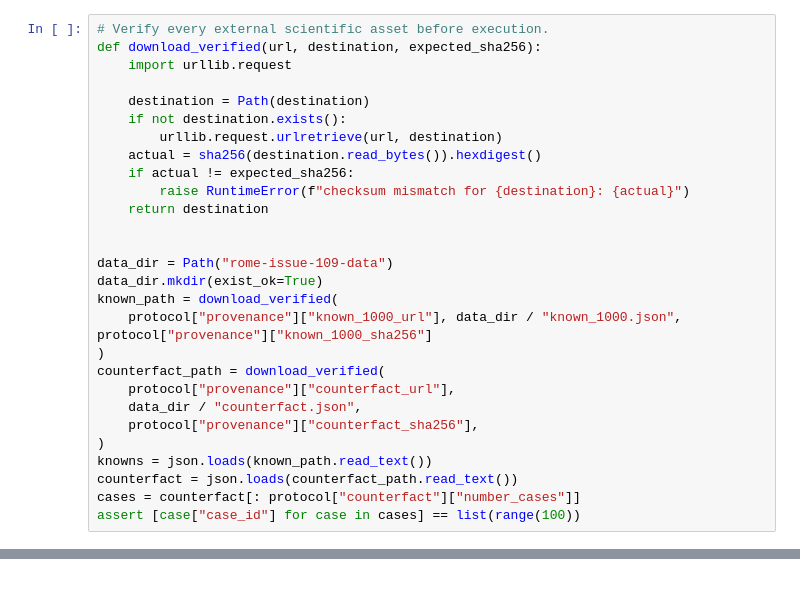
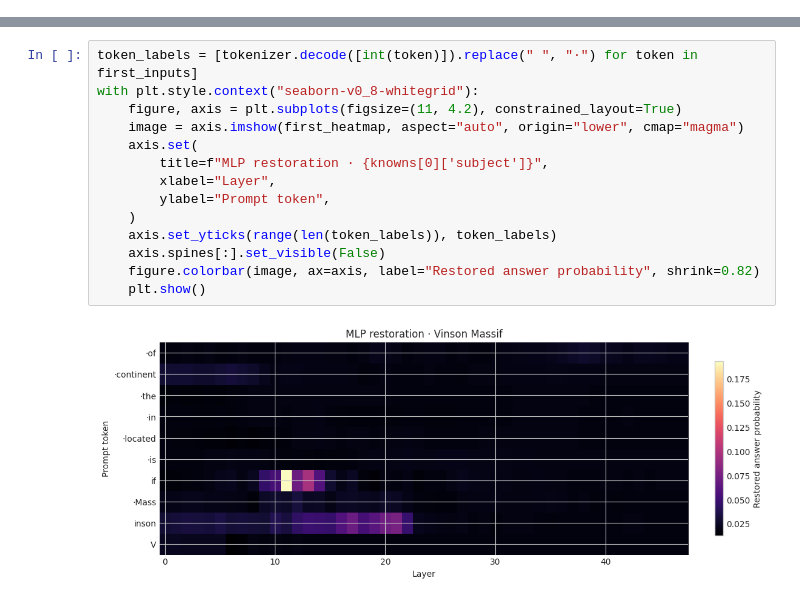
Before and after one commit to Xmaster6y/tdhook, a Jupyter notebook: docs/source/notebooks/tutorials/rome-research-reproduction.ipynb, the cells around one changed output, grey strips where cells are left out. Cells and saved outputs as stored; diff of their text form.

```diff
--- a/docs/source/notebooks/tutorials/rome-research-reproduction.ipynb
+++ b/docs/source/notebooks/tutorials/rome-research-reproduction.ipynb
@@ -52,28 +60,0 @@ torch.manual_seed(protocol["counterfact"]["seed"])
-# %%
-# Verify every external scientific asset before execution.
-def download_verified(url, destination, expected_sha256):
-    import urllib.request
-
-    destination = Path(destination)
-    if not destination.exists():
-        urllib.request.urlretrieve(url, destination)
-    actual = sha256(destination.read_bytes()).hexdigest()
-    if actual != expected_sha256:
-        raise RuntimeError(f"checksum mismatch for {destination}: {actual}")
-    return destination
-
-
-data_dir = Path("rome-issue-109-data")
-data_dir.mkdir(exist_ok=True)
-known_path = download_verified(
-    protocol["provenance"]["known_1000_url"], data_dir / "known_1000.json", protocol["provenance"]["known_1000_sha256"]
-)
-counterfact_path = download_verified(
-    protocol["provenance"]["counterfact_url"],
-    data_dir / "counterfact.json",
-    protocol["provenance"]["counterfact_sha256"],
-)
-knowns = json.loads(known_path.read_text())
-counterfact = json.loads(counterfact_path.read_text())
-cases = counterfact[: protocol["counterfact"]["number_cases"]]
-assert [case["case_id"] for case in cases] == list(range(100))
@@ -325,0 +152,16 @@ print(summary["status"], summary_sha256, gates)
+# %%
+token_labels = [tokenizer.decode([int(token)]).replace(" ", "·") for token in first_inputs]
+with plt.style.context("seaborn-v0_8-whitegrid"):
+    figure, axis = plt.subplots(figsize=(11, 4.2), constrained_layout=True)
+    image = axis.imshow(first_heatmap, aspect="auto", origin="lower", cmap="magma")
+    axis.set(
+        title=f"MLP restoration · {knowns[0]['subject']}",
+        xlabel="Layer",
+        ylabel="Prompt token",
+    )
+    axis.set_yticks(range(len(token_labels)), token_labels)
+    axis.spines[:].set_visible(False)
+    figure.colorbar(image, ax=axis, label="Restored answer probability", shrink=0.82)
+    plt.show()
+# %% [output]
+[figure, added]
```
Also changed, not shown: parts of 20 cells of this notebook, 16 other files.
